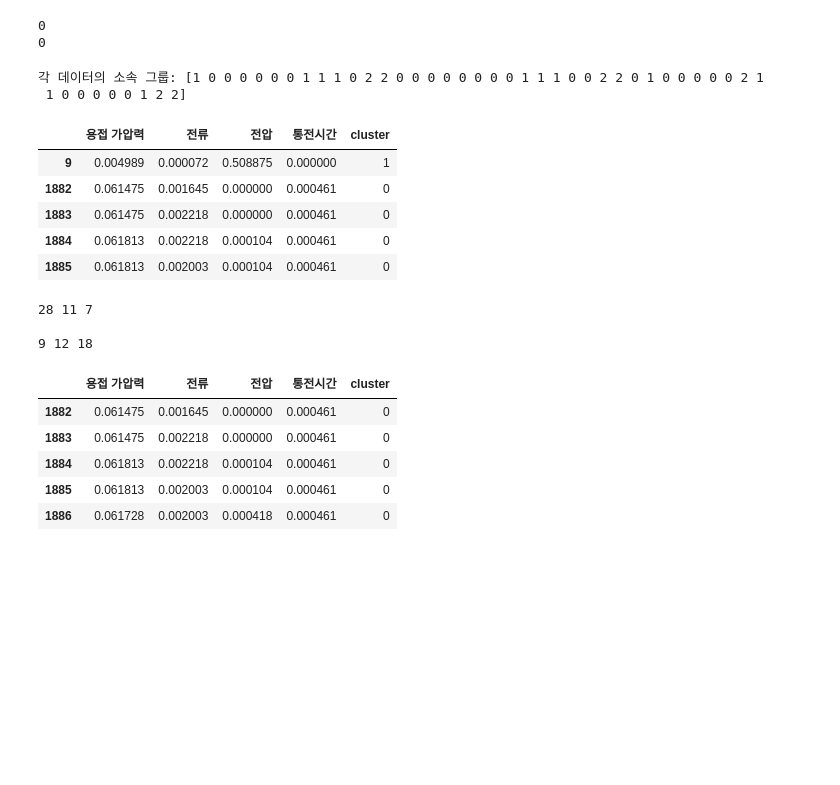
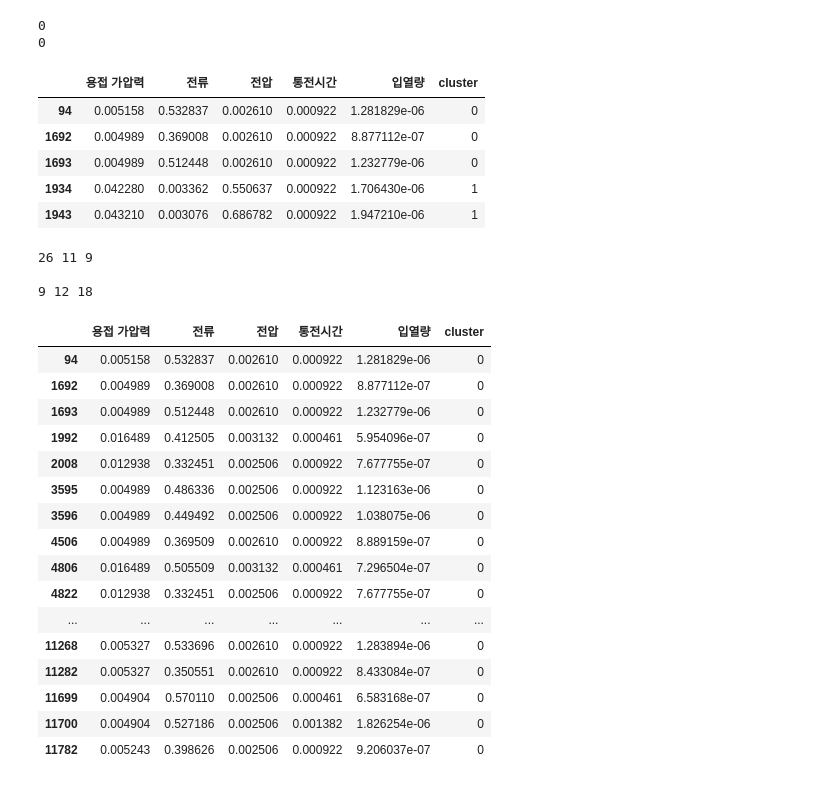
Before and after one commit to Jon-Irenicus/kamp_ai_competition, a Jupyter notebook: isolatoin_forest.ipynb, the cells around one changed output. Cells and saved outputs as stored; diff of their text form; code cells hidden in the pictures; blank space fills up the shorter version.

```diff
--- a/isolatoin_forest.ipynb
+++ b/isolatoin_forest.ipynb
@@ -10,5 +8,6 @@ Matplotlib is building the font cache; this may take a moment.
 # %%
 from data_load import scaled_data, raw_data, result, data_info
 # %%
+scaled_data['입열량'] = scaled_data['전류'] * scaled_data['전압'] * scaled_data['통전시간']
 scaled_data.head()
 # %% [output]
@@ -47,29 +46,25 @@ model.fit(scaled_data)
 predictions = model.predict(scaled_data)
 # %%
 idx = (predictions == -1)
+# SettingWithCopyWarning 방지를 위해 명시적 복사 수행
+X = scaled_data.loc[idx, :].copy()
 
-X = scaled_data.loc[idx, :]
-
-kmeans = KMeans(n_clusters=3, n_init='auto', random_state=42)
-
-kmeans.fit(X)
-
-labels = kmeans.labels_
-print("각 데이터의 소속 그룹:", labels)
+# 5. GMM (Gaussian Mixture Model) 적용
+# covariance_type='full'을 적용하여 변수 간 공분산을 반영한 타원형 군집을 형성합니다.
+gmm = GaussianMixture(n_components=3, covariance_type='full', random_state=42)
+gmm.fit(X)
+labels = gmm.predict(X)
-# %% [output]
-각 데이터의 소속 그룹: [1 0 0 0 0 0 0 1 1 1 0 2 2 0 0 0 0 0 0 0 0 1 1 1 0 0 2 2 0 1 0 0 0 0 0 2 1
- 1 0 0 0 0 0 1 2 2]
 # %%
 X['cluster'] = labels
 
 X.head()
 # %% [output]
-|  | 용접 가압력 | 전류 | 전압 | 통전시간 | cluster |
-| 9 | 0.004989 | 0.000072 | 0.508875 | 0.000000 | 1 |
-| 1882 | 0.061475 | 0.001645 | 0.000000 | 0.000461 | 0 |
-| 1883 | 0.061475 | 0.002218 | 0.000000 | 0.000461 | 0 |
-| 1884 | 0.061813 | 0.002218 | 0.000104 | 0.000461 | 0 |
-| 1885 | 0.061813 | 0.002003 | 0.000104 | 0.000461 | 0 |
+|  | 용접 가압력 | 전류 | 전압 | 통전시간 | 입열량 | cluster |
+| 94 | 0.005158 | 0.532837 | 0.002610 | 0.000922 | 1.281829e-06 | 0 |
+| 1692 | 0.004989 | 0.369008 | 0.002610 | 0.000922 | 8.877112e-07 | 0 |
+| 1693 | 0.004989 | 0.512448 | 0.002610 | 0.000922 | 1.232779e-06 | 0 |
+| 1934 | 0.042280 | 0.003362 | 0.550637 | 0.000922 | 1.706430e-06 | 1 |
+| 1943 | 0.043210 | 0.003076 | 0.686782 | 0.000922 | 1.947210e-06 | 1 |
 # %%
 undercut_idx = result['defect'] == 1
 crack_idx = result['defect'] == 3
@@ -84,7 +79,7 @@ print()
 defect = pd.Series(result['defect'], dtype=int)
 print(np.sum(defect[undercut_idx]),np.sum(defect[crack_idx]), np.sum(defect[lack_idx]))
 # %% [output]
-28 11 7
+26 11 9
 
 9 12 18
 # %%
@@ -92,14 +87,25 @@ anomaly1 = X.loc[X['cluster'] == 0, :]
 anomaly2 = X.loc[X['cluster'] == 1, :]
 anomaly3 = X.loc[X['cluster'] == 2, :]
 # %%
-anomaly1.head(5)
+anomaly1.head(30)
 # %% [output]
-|  | 용접 가압력 | 전류 | 전압 | 통전시간 | cluster |
-| 1882 | 0.061475 | 0.001645 | 0.000000 | 0.000461 | 0 |
-| 1883 | 0.061475 | 0.002218 | 0.000000 | 0.000461 | 0 |
-| 1884 | 0.061813 | 0.002218 | 0.000104 | 0.000461 | 0 |
-| 1885 | 0.061813 | 0.002003 | 0.000104 | 0.000461 | 0 |
-| 1886 | 0.061728 | 0.002003 | 0.000418 | 0.000461 | 0 |
+|  | 용접 가압력 | 전류 | 전압 | 통전시간 | 입열량 | cluster |
+| 94 | 0.005158 | 0.532837 | 0.002610 | 0.000922 | 1.281829e-06 | 0 |
+| 1692 | 0.004989 | 0.369008 | 0.002610 | 0.000922 | 8.877112e-07 | 0 |
+| 1693 | 0.004989 | 0.512448 | 0.002610 | 0.000922 | 1.232779e-06 | 0 |
+| 1992 | 0.016489 | 0.412505 | 0.003132 | 0.000461 | 5.954096e-07 | 0 |
+| 2008 | 0.012938 | 0.332451 | 0.002506 | 0.000922 | 7.677755e-07 | 0 |
+| 3595 | 0.004989 | 0.486336 | 0.002506 | 0.000922 | 1.123163e-06 | 0 |
+| 3596 | 0.004989 | 0.449492 | 0.002506 | 0.000922 | 1.038075e-06 | 0 |
+| 4506 | 0.004989 | 0.369509 | 0.002610 | 0.000922 | 8.889159e-07 | 0 |
+| 4806 | 0.016489 | 0.505509 | 0.003132 | 0.000461 | 7.296504e-07 | 0 |
+| 4822 | 0.012938 | 0.332451 | 0.002506 | 0.000922 | 7.677755e-07 | 0 |
+| ... | ... | ... | ... | ... | ... | ... |
+| 11268 | 0.005327 | 0.533696 | 0.002610 | 0.000922 | 1.283894e-06 | 0 |
+| 11282 | 0.005327 | 0.350551 | 0.002610 | 0.000922 | 8.433084e-07 | 0 |
+| 11699 | 0.004904 | 0.570110 | 0.002506 | 0.000461 | 6.583168e-07 | 0 |
+| 11700 | 0.004904 | 0.527186 | 0.002506 | 0.001382 | 1.826254e-06 | 0 |
+| 11782 | 0.005243 | 0.398626 | 0.002506 | 0.000922 | 9.206037e-07 | 0 |
 # %%
 anomaly2.head()
 # %% [output]
```
Also changed, not shown: parts of 5 cells of this notebook.
